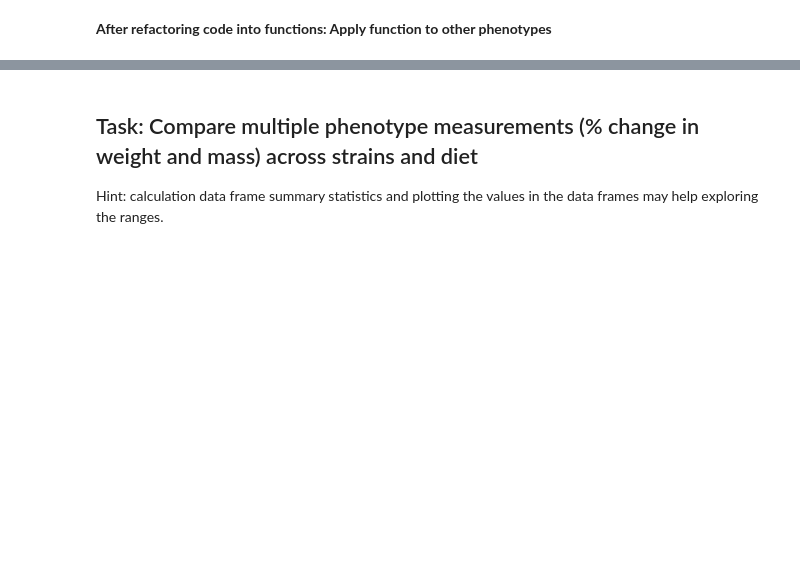
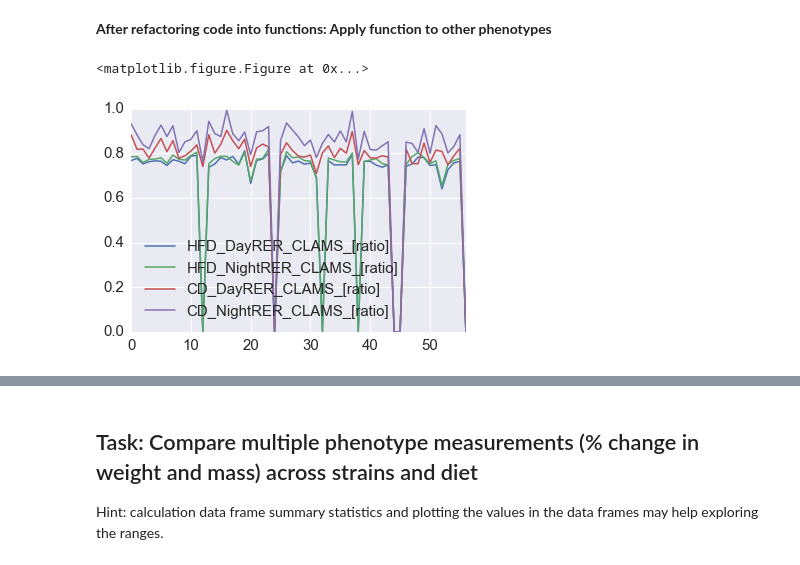
Before and after one commit to Telocontar/IntegratedBioinformatics, a Jupyter notebook: notebooks/Day2_Exploratory_Analysis.ipynb, the cells around one changed output, grey strips where cells are left out. Cells and saved outputs as stored; diff of their text form; code cells hidden in the pictures; blank space fills up the shorter version.

```diff
--- a/notebooks/Day2_Exploratory_Analysis.ipynb
+++ b/notebooks/Day2_Exploratory_Analysis.ipynb
@@ -422,2 +488,7 @@ __Define functions that perform aspects of the procedure above__
 # %% [markdown]
 __After refactoring code into functions: Apply function to other phenotypes__
+# %%
+compare_phenotypes("CLAMS", phenotype_df, n=2)
+# %% [output]
+<matplotlib.figure.Figure at 0x...>
+[figure, added]
```
Also changed, not shown: parts of 12 cells of this notebook.
